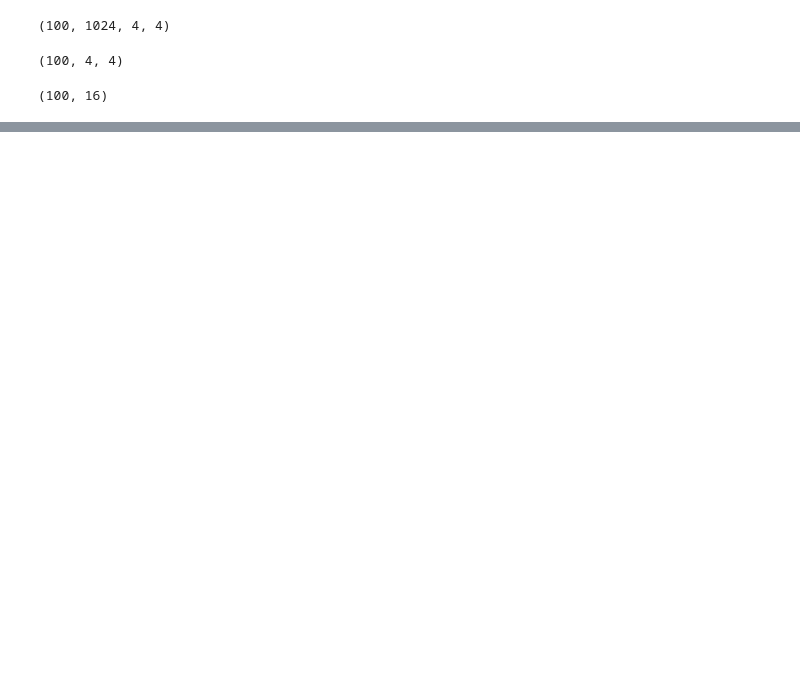
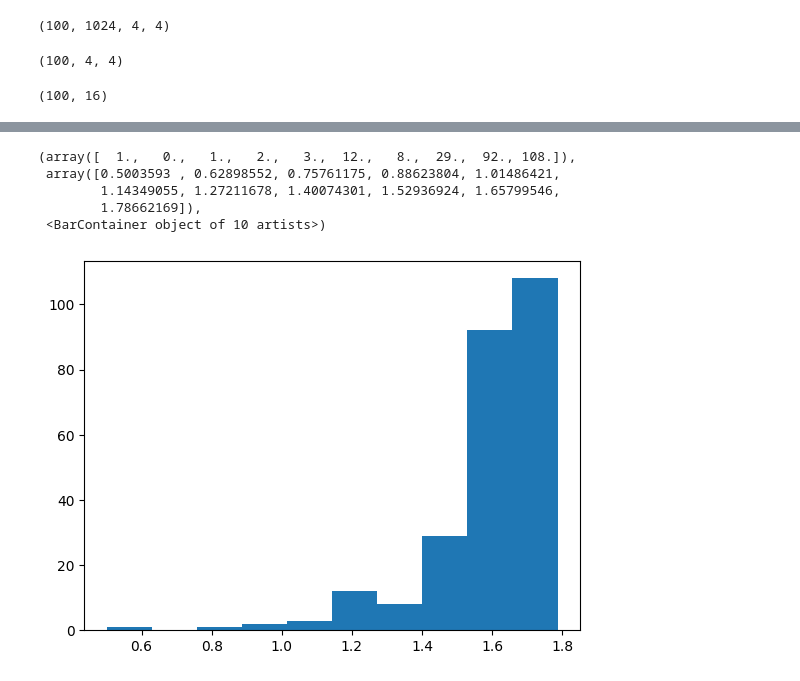
Before and after one commit to wladekpal/golden-standard, a Jupyter notebook: notebooks/plotting/02_10_25_MB_post_hoc_q_dqn_analysis.ipynb, the cells around one changed output, grey strips where cells are left out. Saved outputs shown, nothing was run; the diff lists cells and outputs as text; code cells hidden in the pictures; blank space fills up the shorter version.

```diff
--- a/notebooks/plotting/02_10_25_MB_post_hoc_q_dqn_analysis.ipynb
+++ b/notebooks/plotting/02_10_25_MB_post_hoc_q_dqn_analysis.ipynb
@@ -258,0 +283,2 @@ BoxPushingConfig(grid_size=4, number_of_boxes_min=1, number_of_boxes_max=1, numb
+# %%
+config.env.generator_special=True
@@ -258,0 +316,14 @@ BoxPushingConfig(grid_size=4, number_of_boxes_min=1, number_of_boxes_max=1, numb
+# %%
+jitted_flatten_batch = jax.jit(jax.vmap(flatten_batch, in_axes=(None, None, 0, 0)), static_argnums=(0, 1))
+jitted_create_batch = functools.partial(
+    create_batch,
+    gamma=config.exp.gamma,
+    use_targets=config.exp.use_targets,
+    use_future_and_random_goals=config.exp.use_future_and_random_goals,
+    jitted_flatten_batch=jitted_flatten_batch,
+    use_discounted_mc_rewards=config.agent.use_discounted_mc_rewards,
+)
+# %%
+batch_key = random.PRNGKey(0)
+buffer_state, transitions = replay_buffer.sample(buffer_state)
+batch = jitted_create_batch(transitions, batch_key)
@@ -258,0 +334,7 @@ BoxPushingConfig(grid_size=4, number_of_boxes_min=1, number_of_boxes_max=1, numb
+# %%
+all_actions = jnp.tile(jnp.arange(6), (batch['observations'].shape[0], 1))  # B x 6
+qs = jax.lax.stop_gradient(
+    jax.vmap(agent.network.select("critic"), in_axes=(None, None, 1))(batch['observations'], batch['value_goals'], all_actions)
+)  # 6 x 2 x B
+qs = qs.min(axis=1)  # 6 x B
+qs = qs.transpose(1, 0)  # B x 6
@@ -258,0 +346,9 @@ BoxPushingConfig(grid_size=4, number_of_boxes_min=1, number_of_boxes_max=1, numb
+# %%
+plt.hist(dist.entropy())
+# %% [output]
+(array([  1.,   0.,   1.,   2.,   3.,  12.,   8.,  29.,  92., 108.]),
+ array([0.5003593 , 0.62898552, 0.75761175, 0.88623804, 1.01486421,
+        1.14349055, 1.27211678, 1.40074301, 1.52936924, 1.65799546,
+        1.78662169]),
+ <BarContainer object of 10 artists>)
+[figure, added]
```
Also changed, not shown: parts of 21 cells of this notebook, 1 other file.
